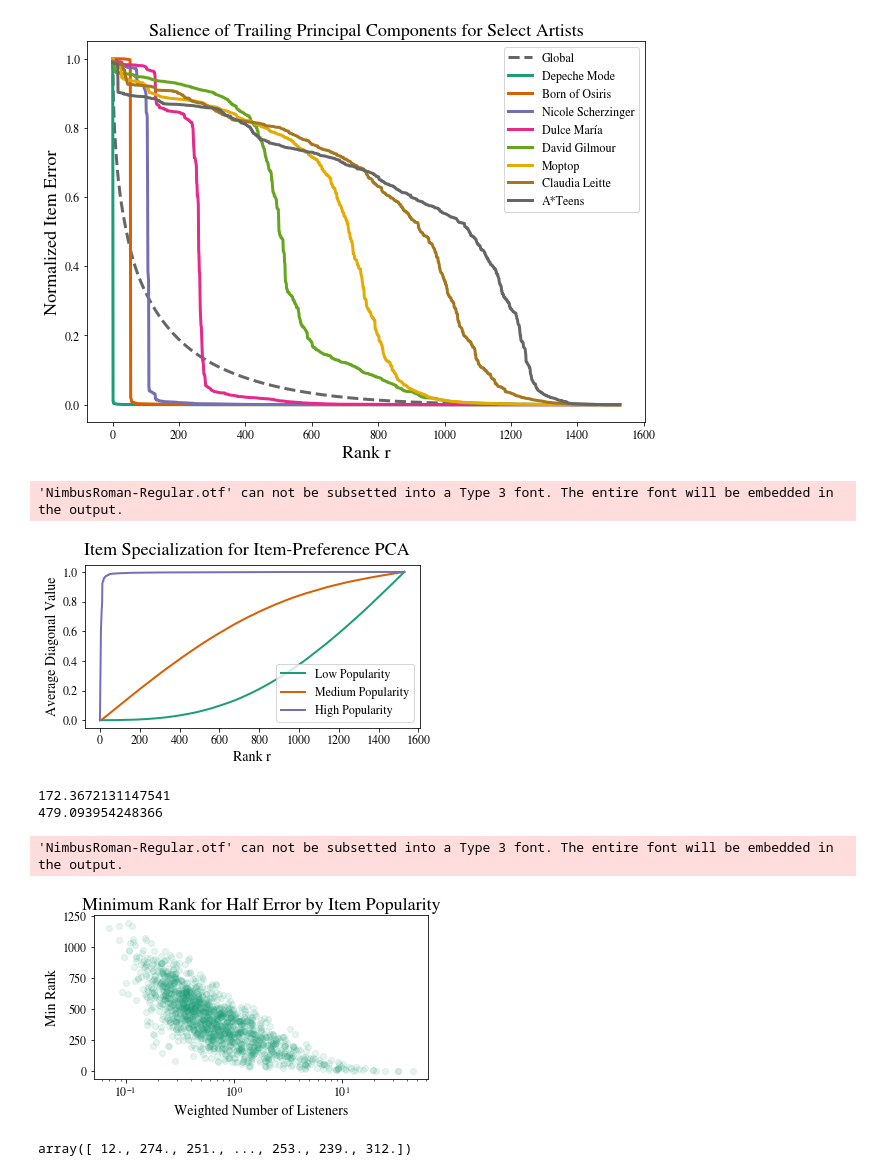
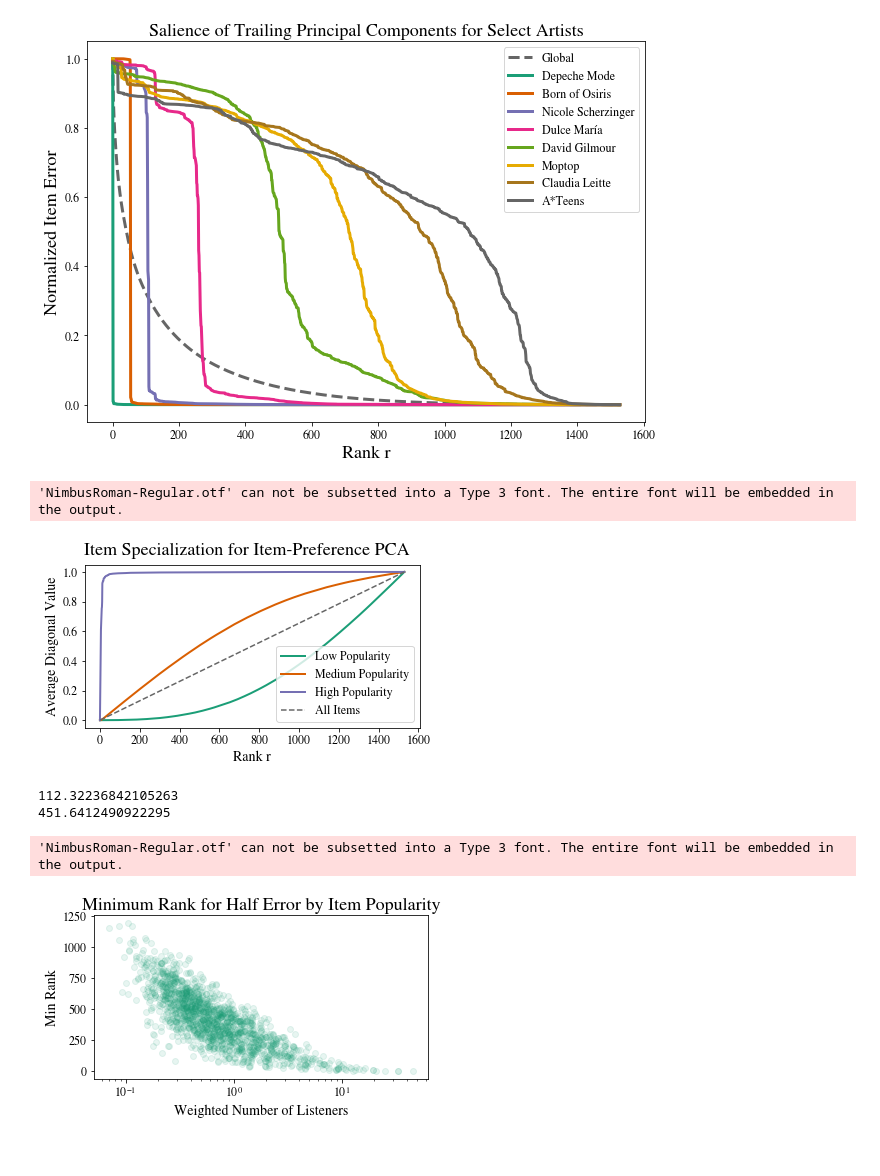
Before and after one commit to dliu18/fair-cf, a Jupyter notebook: Teaser.ipynb, the cells around one changed output. Cells and saved outputs as stored; diff of their text form; code cells hidden in the pictures.

```diff
--- a/Teaser.ipynb
+++ b/Teaser.ipynb
@@ -148,49 +146,40 @@ plt.savefig(f"figs/salience_of_trailing_components_{is_binary}_{is_normalized}.p
 # %% [output]
 'NimbusRoman-Regular.otf' can not be subsetted into a Type 3 font. The entire font will be embedded in the output.
 [figure]
-# %%
-# USE FOR FIGURE 1 TEASER AND FIGURE 2A
-P = get_lastfm()
-with open("pickles/max_pred_lastfm_all_cosine.pickle", "rb") as pickleFile:
-    description, train_idxs, proj_matrices_max_pred = pickle.load(pickleFile)
-
-# UNCOMMENT TO GENERATE RESULTS FOR FIGURE 2B
-# P = get_movielens()
-# with open("pickles/max_pred_movielens_train_cosine.pickle", "rb") as pickleFile:
-#     description, train_idxs, proj_matrices_max_pred = pickle.load(pickleFile)
 # %%
 plt.rc('axes', labelsize=14)    # fontsize of the x and y labels
 
 U, S, Vh = np.linalg.svd(P, full_matrices = False)
 d = P.shape[1] # should equal len(S)
 
 high_cols, med_cols, low_cols = utils.get_popularity_splits(P)
 assert np.all(np.sort(np.concatenate((low_cols, med_cols, high_cols))) == np.arange(d))
 
 fig_diag, ax_diag = plt.subplots(figsize = (6,3))
 fig_diag.suptitle("Item Specialization for Item-Preference PCA")
 
 diagonals = np.zeros((len(S)+1, len(S)))
 proj_mtx = np.zeros((len(S), len(S)))
 for r in range(1,len(S)+1):
     proj_mtx += np.outer(Vh[r-1], Vh[r-1])
     diagonals[r] = np.diagonal(proj_mtx)
 ax_diag.plot(range(len(S)+1), np.mean(diagonals[:, low_cols], axis = 1), c = colors[0], linewidth = 2, label="Low Popularity")
 ax_diag.plot(range(len(S)+1), np.mean(diagonals[:, med_cols], axis = 1), c = colors[1], linewidth = 2, label="Medium Popularity")
 ax_diag.plot(range(len(S)+1), np.mean(diagonals[:, high_cols], axis = 1), c = colors[2], linewidth = 2, label="High Popularity")
 
+ax_diag.plot(range(d+1), np.array(range(d+1))/d, c=colors[-1], linestyle = "--", label="All Items")
 
 #DIAGONALS
 #ax_diag.set_title(alg_name)
 ax_diag.set_xlabel("Rank r")
 ax_diag.set_ylabel("Average Diagonal Value")
 
 ax_diag.legend()
 
 fig_diag.savefig("figs/lastfm_reliance_on_diagonal.pdf", bbox_inches = "tight")
 # %% [output]
 'NimbusRoman-Regular.otf' can not be subsetted into a Type 3 font. The entire font will be embedded in the output.
-[figure, old version]
+[figure, new version]
 # %%
 plt.rc('axes', labelsize=14)    # fontsize of the x and y labels
 # plt.rc('font', fontsize=18)    # fontsize of the x and y labels
@@ -224,18 +213,14 @@ ax.scatter(x = popularities, y = min_ranks_for_half_accuracy, c = colors[0], alp
 #ax.set_yscale("log")
 # ax.legend()
 
-num_head = int(0.2 * P.shape[1])
+num_head = int(0.1 * P.shape[1])
 top_popularities_idx = np.argsort(popularities)
 print(np.mean(min_ranks_for_half_accuracy[top_popularities_idx[-num_head:]]))
 print(np.mean(min_ranks_for_half_accuracy[top_popularities_idx[:-num_head]]))
 
 fig.savefig("figs/top_artist_specialization.pdf", bbox_inches = "tight")
 # %% [output]
-172.3672131147541
-479.093954248366
+112.32236842105263
+451.6412490922295
 'NimbusRoman-Regular.otf' can not be subsetted into a Type 3 font. The entire font will be embedded in the output.
 [figure]
-# %%
-min_ranks_for_half_accuracy
-# %% [output]
-array([ 12., 274., 251., ..., 253., 239., 312.])
```
Also changed, not shown: parts of 1 cell of this notebook, 4 other files.
